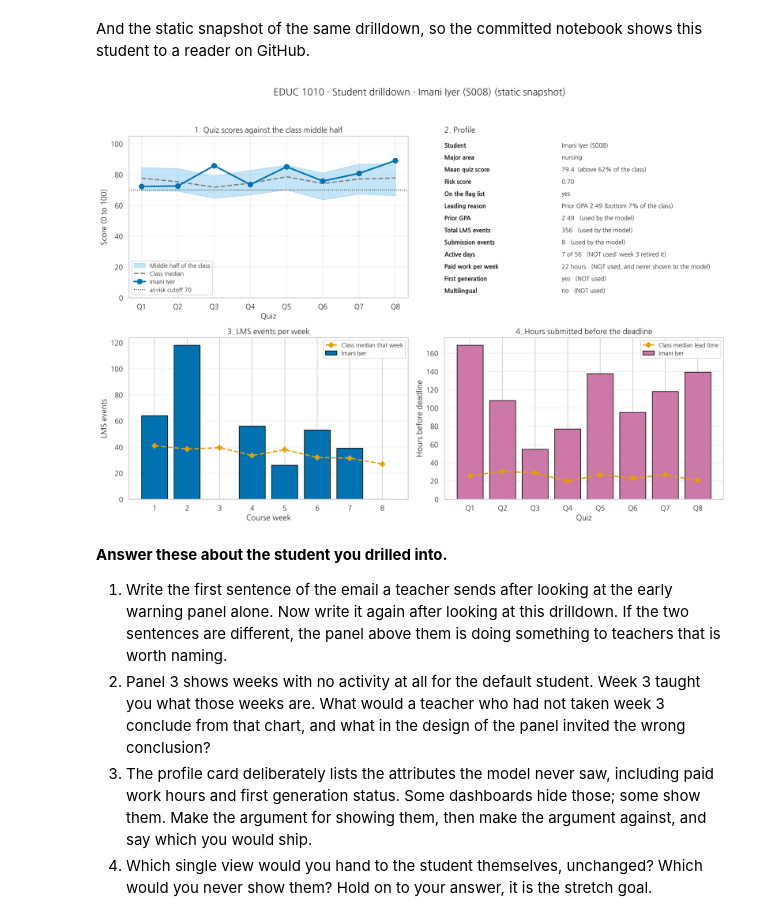
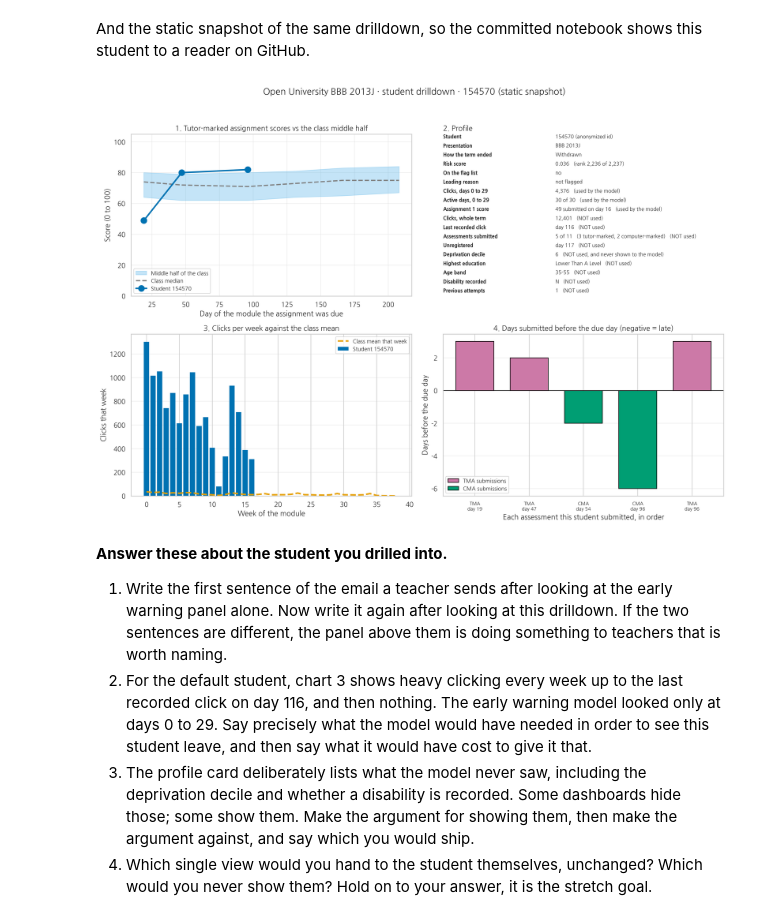
Before and after one commit to HakeoungLee/edis8100-teaching-learning-analytics, a Jupyter notebook: week04-miniproject1-dashboards/week04_miniproject1_teacher_dashboard.ipynb, the cells around one changed output. Drawn from its saved outputs; the diff is of its cells as text; code cells hidden in the pictures.

```diff
--- a/week04-miniproject1-dashboards/week04_miniproject1_teacher_dashboard.ipynb
+++ b/week04-miniproject1-dashboards/week04_miniproject1_teacher_dashboard.ipynb
@@ -1449,72 +1391,68 @@ fig.show()
 # %% [markdown]
 And the static snapshot of the same drilldown, so the committed notebook shows this student to a reader on GitHub.
 # %%
-fig, axes = plt.subplots(2, 2, figsize=(14.5, 10))
+fig, axes = plt.subplots(2, 2, figsize=(15, 10.5))
 
-# --- 1. quiz trajectory ----------------------------------------------------
+# --- 1. assignment trajectory -----------------------------------------------
 ax = axes[0, 0]
-ax.fill_between(quiz_labels, q25.values, q75.values, color=SKY, alpha=0.35,
+ax.fill_between(band.index, band["q25"], band["q75"], color=SKY, alpha=0.35,
                 label="Middle half of the class")
-ax.plot(quiz_labels, q50.values, color=GREY, linestyle="--", linewidth=2,
+ax.plot(band.index, band["q50"], color=GREY, linestyle="--", linewidth=2,
         label="Class median")
-ax.plot(quiz_labels, their_quiz.values, color=BLUE, marker="o", markersize=8,
-        linewidth=2.5, label=name)
-ax.axhline(RISK_CUTOFF, color="black", linestyle=":", linewidth=1.2,
-           label=f"at-risk cutoff {RISK_CUTOFF}")
+ax.plot(their_tma["date"], their_tma["score"], color=BLUE, marker="o", markersize=10,
+        linewidth=2.5, label=f"Student {STUDENT_ID}")
 ax.set_ylim(0, 105)
-ax.set_title("1. Quiz scores against the class middle half", fontsize=12)
-ax.set_xlabel("Quiz")
+ax.set_title("1. Tutor-marked assignment scores vs the class middle half", fontsize=12)
+ax.set_xlabel("Day of the module the assignment was due")
 ax.set_ylabel("Score (0 to 100)")
-ax.legend(fontsize=9, loc="lower left")
-ax.grid(alpha=0.3)
+ax.legend(fontsize=9, loc="lower left"); ax.grid(alpha=0.3); ax.set_axisbelow(True)
 
-# --- 2. profile as text ----------------------------------------------------
+# --- 2. profile as text ------------------------------------------------------
 ax = axes[0, 1]
 ax.axis("off")
 ax.set_title("2. Profile", fontsize=12, loc="left")
 for j, (k, v) in enumerate(profile):
-    ax.text(0.0, 0.96 - j * 0.075, f"{k}", fontsize=9.5, fontweight="bold",
-            va="top", transform=ax.transAxes)
-    ax.text(0.42, 0.96 - j * 0.075, f"{v}", fontsize=9.5, va="top",
+    ax.text(0.0, 1.0 - j * 0.056, k, fontsize=8.5, fontweight="bold", va="top",
             transform=ax.transAxes)
+    ax.text(0.40, 1.0 - j * 0.056, v, fontsize=8.5, va="top", transform=ax.transAxes)
 
-# --- 3. weekly events ------------------------------------------------------
+# --- 3. weekly clicks --------------------------------------------------------
 ax = axes[1, 0]
-ax.bar(weeks, their_weekly.values, color=BLUE, edgecolor="black", label=f"{name}")
-ax.plot(weeks, class_weekly_median.values, color=ORANGE, marker="D", linestyle="--",
-        linewidth=2, label="Class median that week")
-ax.set_title("3. LMS events per week", fontsize=12)
-ax.set_xlabel("Course week")
-ax.set_ylabel("LMS events")
-ax.set_xticks(weeks)
-ax.legend(fontsize=9)
-ax.grid(axis="y", alpha=0.3)
-ax.set_axisbelow(True)
+ax.bar(weeks_axis, their_week.values, color=BLUE, edgecolor="none",
+       label=f"Student {STUDENT_ID}")
+ax.plot(weeks_axis, class_week_mean.values, color=ORANGE, linestyle="--", linewidth=2.5,
+        label="Class mean that week")
+ax.set_title("3. Clicks per week against the class mean", fontsize=12)
+ax.set_xlabel("Week of the module")
+ax.set_ylabel("Clicks that week")
+ax.legend(fontsize=9); ax.grid(axis="y", alpha=0.3); ax.set_axisbelow(True)
 
-# --- 4. lead time ----------------------------------------------------------
+# --- 4. submission timing ----------------------------------------------------
 ax = axes[1, 1]
-ax.bar(quiz_labels, their_lead.values, color=PURPLE, edgecolor="black", label=f"{name}")
-ax.plot(quiz_labels, class_lead_median.values, color=ORANGE, marker="D", linestyle="--",
-        linewidth=2, label="Class median lead time")
-ax.set_title("4. Hours submitted before the deadline", fontsize=12)
-ax.set_xlabel("Quiz")
-ax.set_ylabel("Hours before deadline")
-ax.legend(fontsize=9)
-ax.grid(axis="y", alpha=0.3)
-ax.set_axisbelow(True)
+for atype, colour in [("TMA", PURPLE), ("CMA", GREEN)]:
+    g = theirs[theirs["assessment_type"] == atype]
+    ax.bar(g["slot"], g["days_early"], width=0.7, color=colour, edgecolor="black",
+           label=f"{atype} submissions")
+ax.axhline(0, color="black", linewidth=1)
+ax.set_xticks(theirs["slot"].tolist())
+ax.set_xticklabels(theirs["slot_label_plain"].tolist(), fontsize=8)
+ax.set_title("4. Days submitted before the due day (negative = late)", fontsize=12)
+ax.set_xlabel("Each assessment this student submitted, in order")
+ax.set_ylabel("Days before the due day")
+ax.legend(fontsize=9); ax.grid(axis="y", alpha=0.3); ax.set_axisbelow(True)
 
-fig.suptitle(f"EDUC 1010 · Student drilldown · {name} ({STUDENT_ID}) (static snapshot)",
-             fontsize=15)
+fig.suptitle(f"Open University BBB {FOCAL_TERM} · student drilldown · {STUDENT_ID} "
+             "(static snapshot)", fontsize=15)
 fig.tight_layout(rect=[0, 0, 1, 0.95])
 plt.show()
 # %% [output]
-[figure, old version]
+[figure, new version]
 # %% [markdown]
 **Answer these about the student you drilled into.**
 
 1. Write the first sentence of the email a teacher sends after looking at the early warning panel alone. Now write it again after looking at this drilldown. If the two sentences are different, the panel above them is doing something to teachers that is worth naming.
-2. Panel 3 shows weeks with no activity at all for the default student. Week 3 taught you what those weeks are. What would a teacher who had not taken week 3 conclude from that chart, and what in the design of the panel invited the wrong conclusion?
-3. The profile card deliberately lists the attributes the model never saw, including paid work hours and first generation status. Some dashboards hide those; some show them. Make the argument for showing them, then make the argument against, and say which you would ship.
+2. For the default student, chart 3 shows heavy clicking every week up to the last recorded click on day 116, and then nothing. The early warning model looked only at days 0 to 29. Say precisely what the model would have needed in order to see this student leave, and then say what it would have cost to give it that.
+3. The profile card deliberately lists what the model never saw, including the deprivation decile and whether a disability is recorded. Some dashboards hide those; some show them. Make the argument for showing them, then make the argument against, and say which you would ship.
 4. Which single view would you hand to the student themselves, unchanged? Which would you never show them? Hold on to your answer, it is the stretch goal.
 # %% [markdown]
 ## 💬 Part E. Take it apart
```
Also changed, not shown: parts of 61 cells of this notebook, 9 other files.
